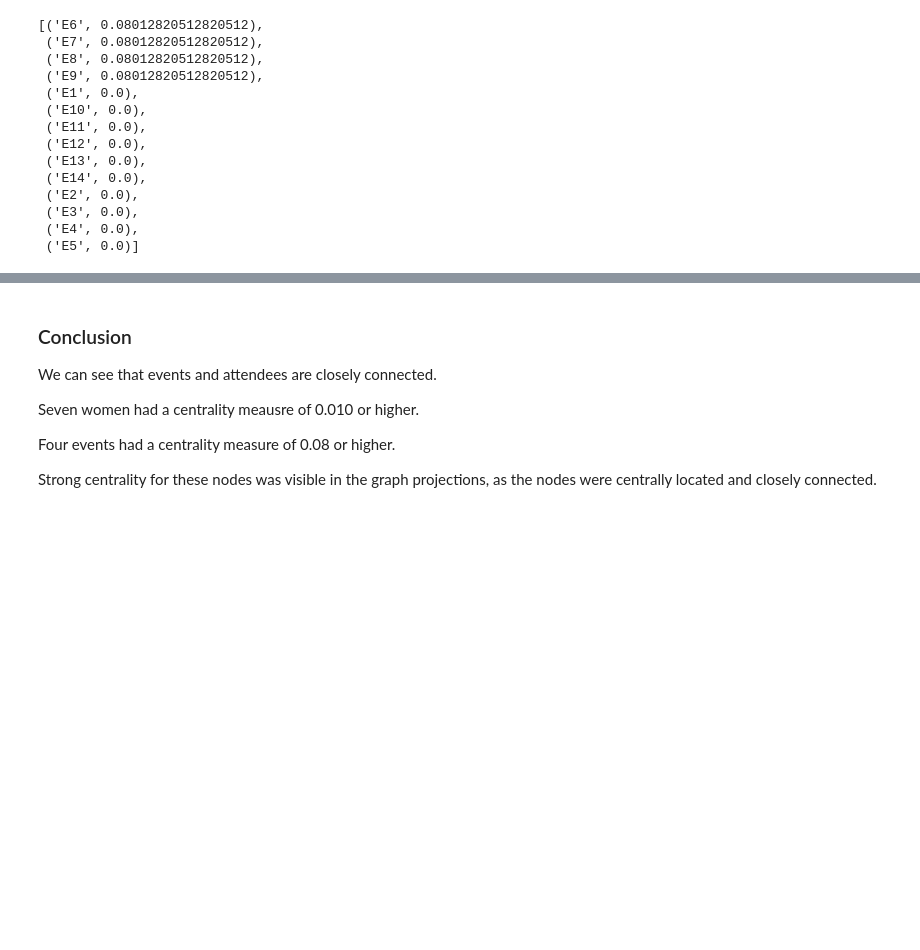
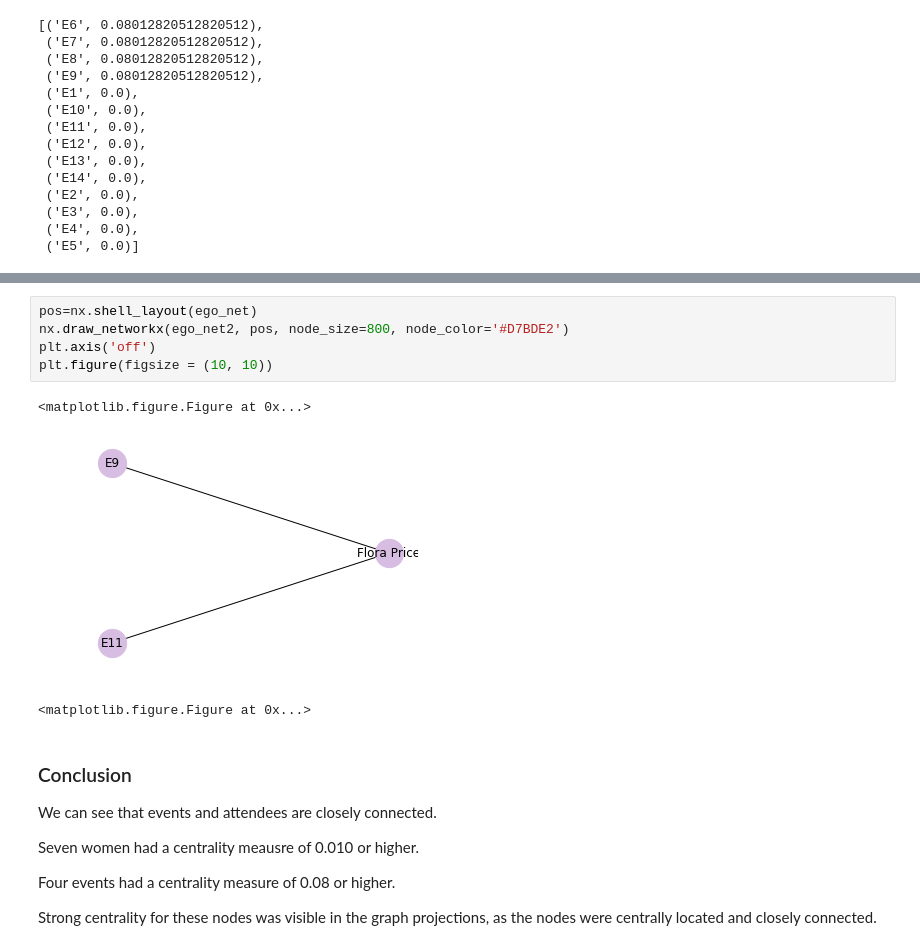
Before and after one commit to spsstudent15/2017-02-620-WebAnalytics, a Jupyter notebook: Week3-Davis.ipynb, the cells around one changed output, grey strips where cells are left out. Cells and saved outputs as stored; diff of their text form; blank space fills up the shorter version.

```diff
--- a/Week3-Davis.ipynb
+++ b/Week3-Davis.ipynb
@@ -193,3 +249,12 @@ topcentrality(nx.betweenness_centrality(BPEvents))
+# %%
+pos=nx.shell_layout(ego_net)
+nx.draw_networkx(ego_net2, pos, node_size=800, node_color='#D7BDE2')
+plt.axis('off')
+plt.figure(figsize = (10, 10))
+# %% [output]
+<matplotlib.figure.Figure at 0x...>
+[figure, added]
+<matplotlib.figure.Figure at 0x...>
 # %% [markdown]
 ### Conclusion
 
```
Also changed, not shown: parts of 19 cells of this notebook.
